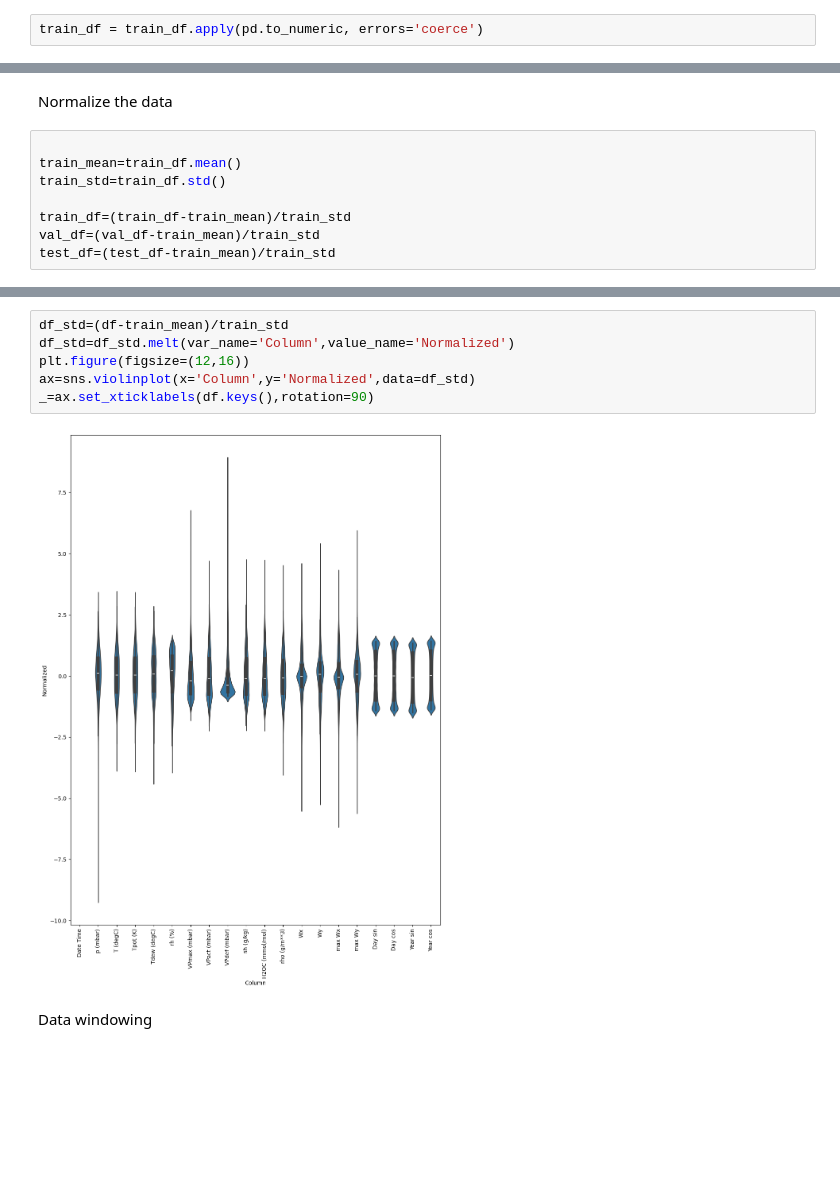
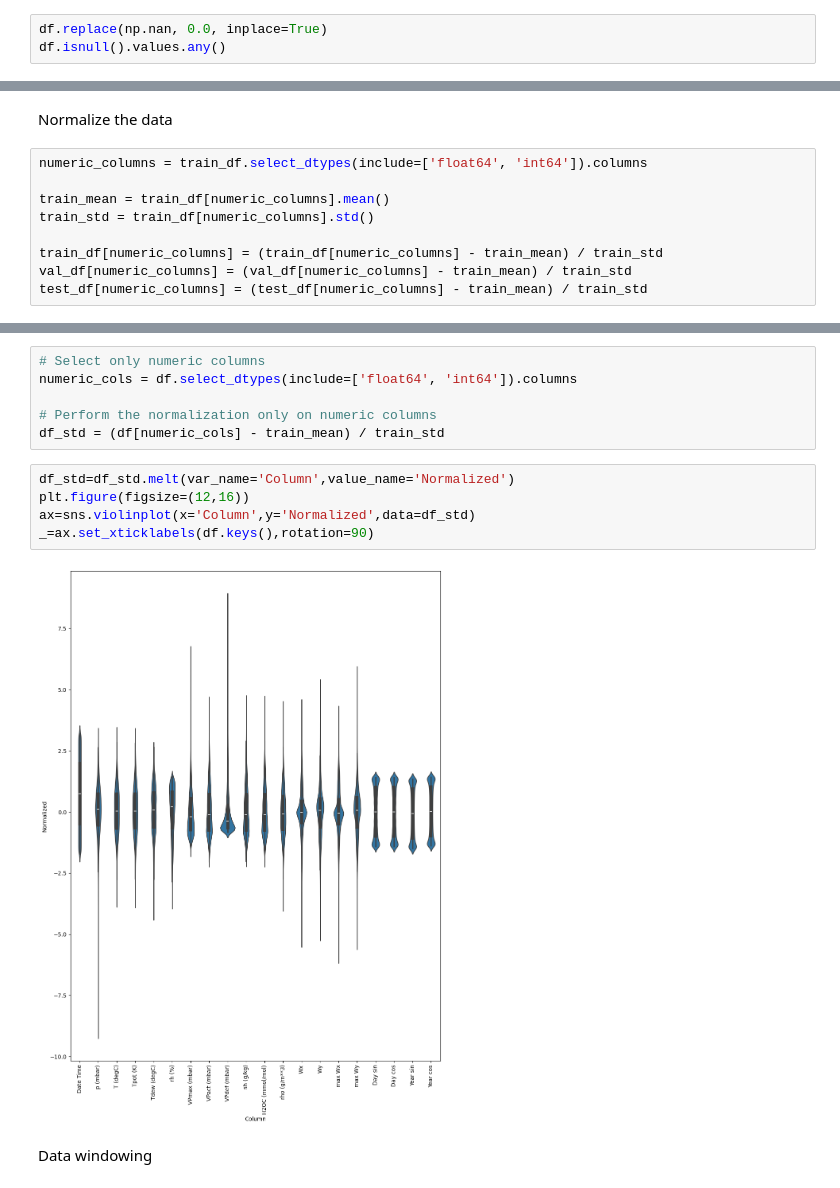
Before and after one commit to sandhrabijoy/Time-series, a Jupyter notebook: time_series_forecasting2_.ipynb, the cells around one changed output, grey strips where cells are left out. Cells and saved outputs as stored; diff of their text form; blank space fills up the shorter version.

Commit message:
linear model created, resolved errors with Date Time column and made it to a float value

```diff
--- a/time_series_forecasting2_.ipynb
+++ b/time_series_forecasting2_.ipynb
@@ -197,5 +205,6 @@ train_df.dtypes
 | Year sin | float64 |
 | Year cos | float64 |
 dtype: object
-# %%
-train_df = train_df.apply(pd.to_numeric, errors='coerce')
+# %%
+df.replace(np.nan, 0.0, inplace=True)
+df.isnull().values.any()
@@ -202,10 +217,11 @@ train_df = train_df.apply(pd.to_numeric, errors='coerce')
 # %% [markdown]
 Normalize the data
 # %%
+numeric_columns = train_df.select_dtypes(include=['float64', 'int64']).columns
 
-train_mean=train_df.mean()
-train_std=train_df.std()
+train_mean = train_df[numeric_columns].mean()
+train_std = train_df[numeric_columns].std()
 
-train_df=(train_df-train_mean)/train_std
-val_df=(val_df-train_mean)/train_std
-test_df=(test_df-train_mean)/train_std
+train_df[numeric_columns] = (train_df[numeric_columns] - train_mean) / train_std
+val_df[numeric_columns] = (val_df[numeric_columns] - train_mean) / train_std
+test_df[numeric_columns] = (test_df[numeric_columns] - train_mean) / train_std
@@ -212,11 +270,16 @@ test_df=(test_df-train_mean)/train_std
+# %%
+# Select only numeric columns
+numeric_cols = df.select_dtypes(include=['float64', 'int64']).columns
+
+# Perform the normalization only on numeric columns
+df_std = (df[numeric_cols] - train_mean) / train_std
 # %%
-df_std=(df-train_mean)/train_std
 df_std=df_std.melt(var_name='Column',value_name='Normalized')
 plt.figure(figsize=(12,16))
 ax=sns.violinplot(x='Column',y='Normalized',data=df_std)
 _=ax.set_xticklabels(df.keys(),rotation=90)
 # %% [output]
-[figure, old version]
+[figure, new version]
 # %% [markdown]
 Data windowing
 # %% [markdown]
```
Also changed, not shown: parts of 26 cells of this notebook.
